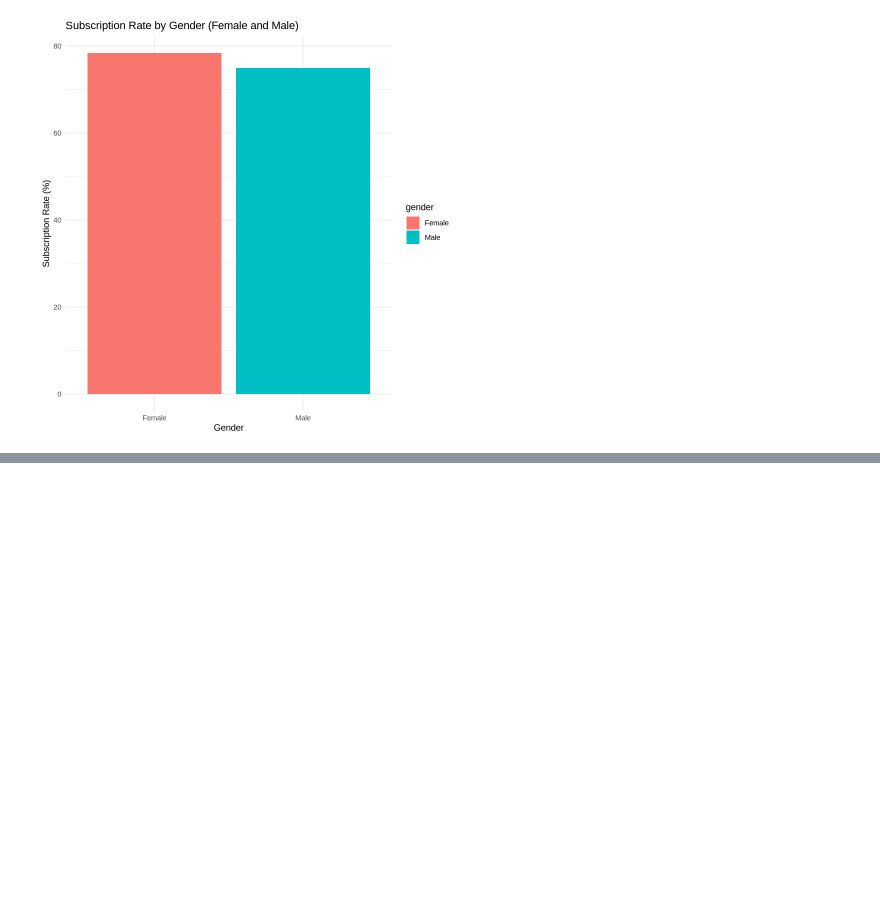
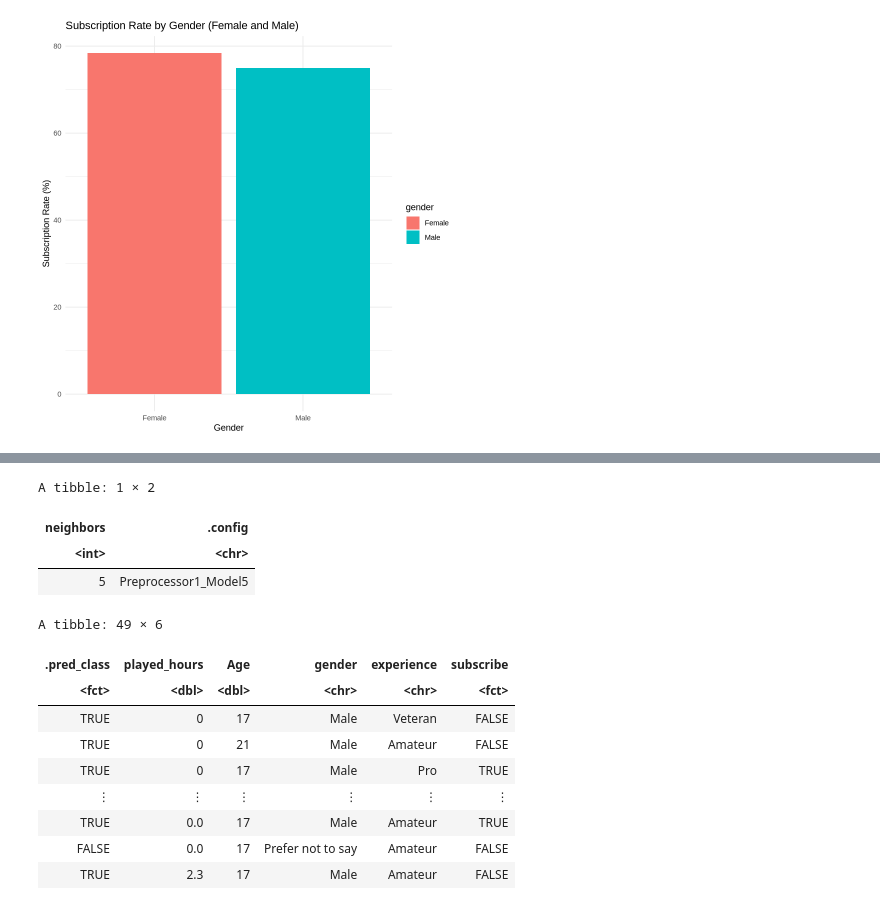
Before and after one commit to miachen123-school/Final-Group-Project, a Jupyter notebook: Final Group Project (2).ipynb, the cells around one changed output, grey strips where cells are left out. Saved outputs shown, nothing was run; the diff lists cells and outputs as text; code cells hidden in the pictures; blank space fills up the shorter version.

```diff
--- a/Final Group Project (2).ipynb
+++ b/Final Group Project (2).ipynb
@@ -268,0 +336,23 @@ There were issues with some computations   A: x2
+# %%
+best_k <- select_best(knn_results, metric = "accuracy")
+best_k
+final_knn_workflow <- finalize_workflow(knn_workflow, best_k)
+final_knn_fit <- fit(final_knn_workflow, data = train_data)
+test_predictions <- predict(final_knn_fit, new_data = test_data) |>
+  bind_cols(test_data)
+test_predictions
+# %% [output]
+A tibble: 1 × 2
+| neighbors | .config |
+| <int> | <chr> |
+| 5 | Preprocessor1_Model5 |
+A tibble: 49 × 6
+| .pred_class | played_hours | Age | gender | experience | subscribe |
+| <fct> | <dbl> | <dbl> | <chr> | <chr> | <fct> |
+| TRUE | 0 | 17 | Male | Veteran | FALSE |
+| TRUE | 0 | 21 | Male | Amateur | FALSE |
+| TRUE | 0 | 17 | Male | Pro | TRUE |
+| ⋮ | ⋮ | ⋮ | ⋮ | ⋮ | ⋮ |
+| TRUE | 0.0 | 17 | Male | Amateur | TRUE |
+| FALSE | 0.0 | 17 | Prefer not to say | Amateur | FALSE |
+| TRUE | 2.3 | 17 | Male | Amateur | FALSE |
```
Also changed, not shown: parts of 44 cells of this notebook.
